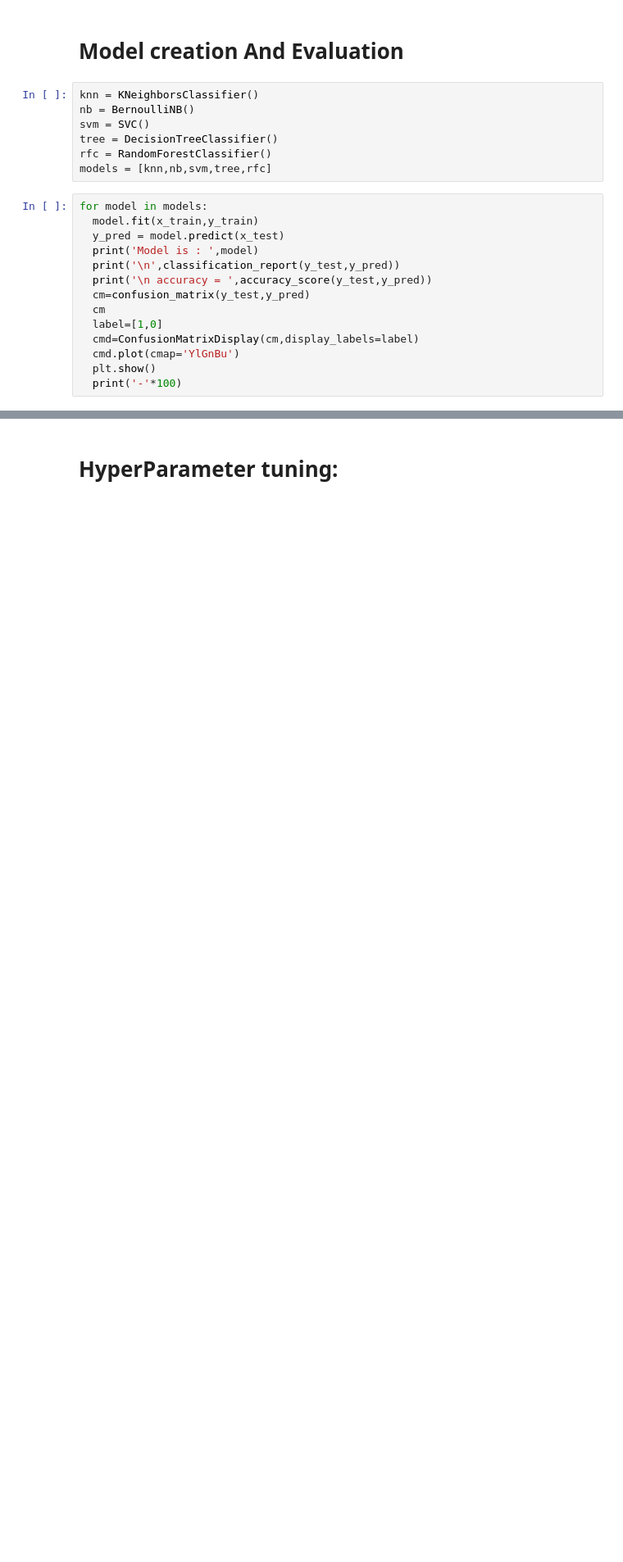
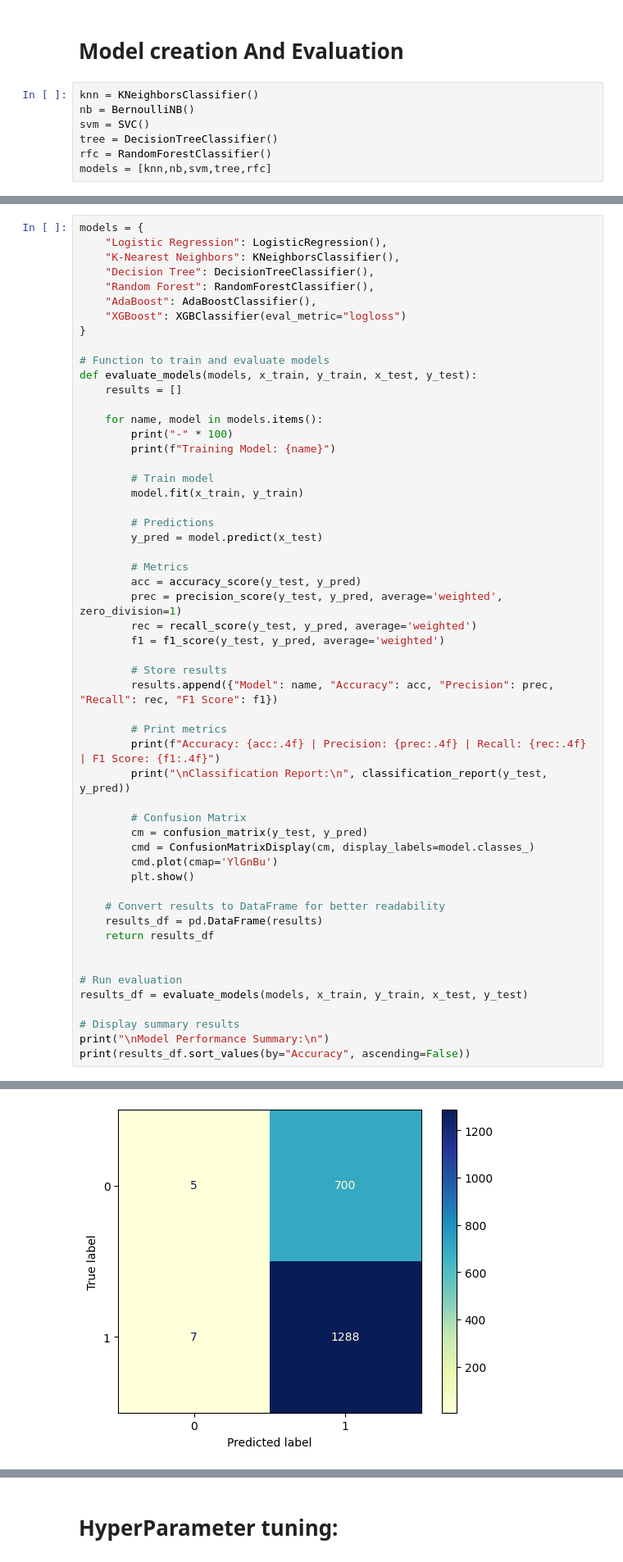
Before and after one commit to Imfavas/adClickPred, a Jupyter notebook: Ad_clickProject(final).ipynb, the cells around one changed output, grey strips where cells are left out. Shown: that part at 82% size. Saved outputs shown, nothing was run; the diff lists cells and outputs as text; blank space fills up the shorter version.

```diff
--- a/Ad_clickProject(final).ipynb
+++ b/Ad_clickProject(final).ipynb
@@ -309,17 +312,3 @@ svm = SVC()
 tree = DecisionTreeClassifier()
 rfc = RandomForestClassifier()
 models = [knn,nb,svm,tree,rfc]
-# %%
-for model in models:
-  model.fit(x_train,y_train)
-  y_pred = model.predict(x_test)
-  print('Model is : ',model)
-  print('\n',classification_report(y_test,y_pred))
-  print('\n accuracy = ',accuracy_score(y_test,y_pred))
-  cm=confusion_matrix(y_test,y_pred)
-  cm
-  label=[1,0]
-  cmd=ConfusionMatrixDisplay(cm,display_labels=label)
-  cmd.plot(cmap='YlGnBu')
-  plt.show()
-  print('-'*100)
@@ -401,0 +315,55 @@ weighted avg       0.71      0.72      0.70      2000
+# %%
+models = {
+    "Logistic Regression": LogisticRegression(),
+    "K-Nearest Neighbors": KNeighborsClassifier(),
+    "Decision Tree": DecisionTreeClassifier(),
+    "Random Forest": RandomForestClassifier(),
+    "AdaBoost": AdaBoostClassifier(),
+    "XGBoost": XGBClassifier(eval_metric="logloss")
+}
+
+# Function to train and evaluate models
+def evaluate_models(models, x_train, y_train, x_test, y_test):
+    results = []
+
+    for name, model in models.items():
+        print("-" * 100)
+        print(f"Training Model: {name}")
+
+        # Train model
+        model.fit(x_train, y_train)
+
+        # Predictions
+        y_pred = model.predict(x_test)
+
+        # Metrics
+        acc = accuracy_score(y_test, y_pred)
+        prec = precision_score(y_test, y_pred, average='weighted', zero_division=1)
+        rec = recall_score(y_test, y_pred, average='weighted')
+        f1 = f1_score(y_test, y_pred, average='weighted')
+
+        # Store results
+        results.append({"Model": name, "Accuracy": acc, "Precision": prec, "Recall": rec, "F1 Score": f1})
+
+        # Print metrics
+        print(f"Accuracy: {acc:.4f} | Precision: {prec:.4f} | Recall: {rec:.4f} | F1 Score: {f1:.4f}")
+        print("\nClassification Report:\n", classification_report(y_test, y_pred))
+
+        # Confusion Matrix
+        cm = confusion_matrix(y_test, y_pred)
+        cmd = ConfusionMatrixDisplay(cm, display_labels=model.classes_)
+        cmd.plot(cmap='YlGnBu')
+        plt.show()
+
+    # Convert results to DataFrame for better readability
+    results_df = pd.DataFrame(results)
+    return results_df
+
+
+# Run evaluation
+results_df = evaluate_models(models, x_train, y_train, x_test, y_test)
+
+# Display summary results
+print("\nModel Performance Summary:\n")
+print(results_df.sort_values(by="Accuracy", ascending=False))
+# %% [output]
@@ -401,0 +383 @@ weighted avg       0.71      0.72      0.70      2000
+[figure, added]
```
Also changed, not shown: parts of 7 cells of this notebook, 1 other file.
